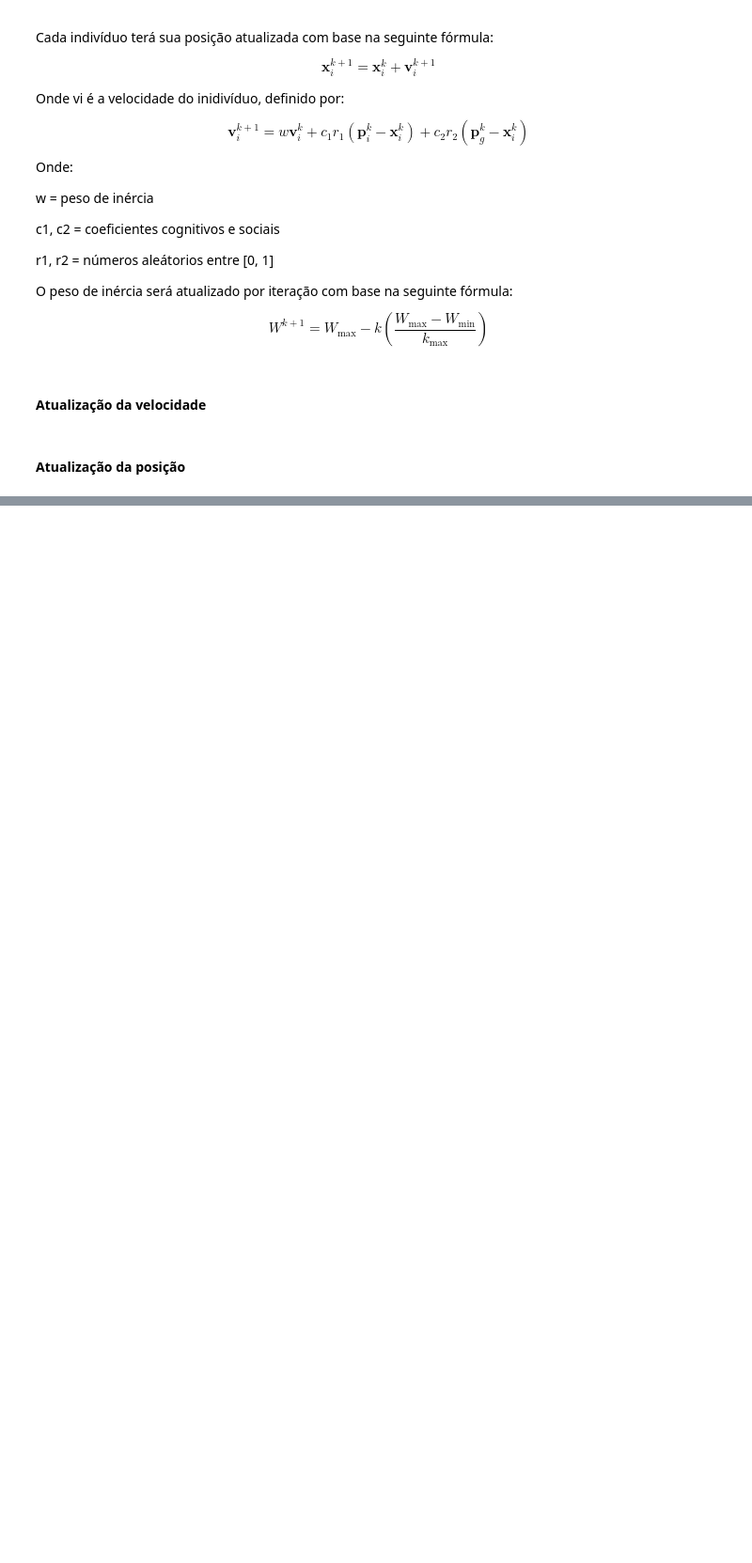
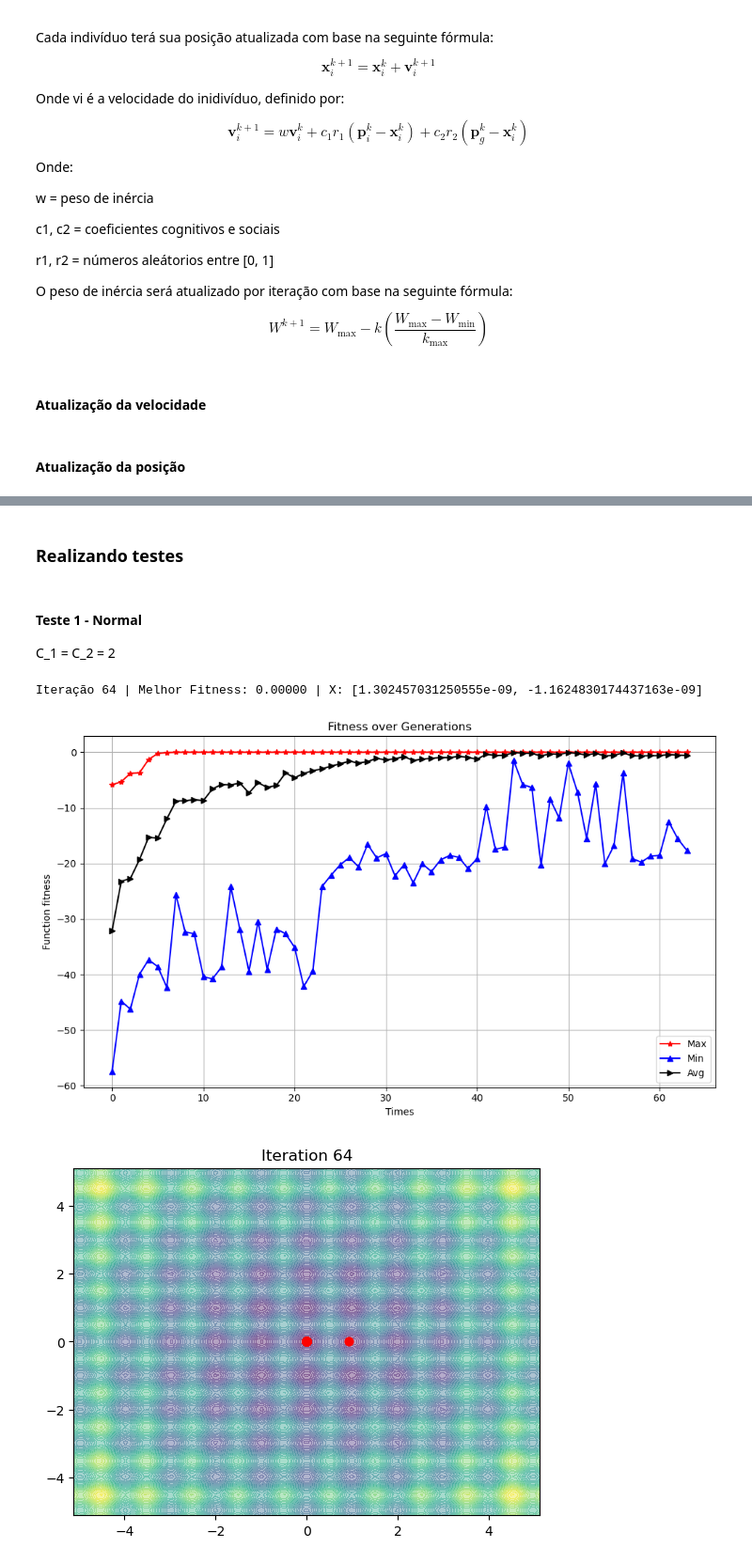
Before and after one commit to Francis1408/Particle_Swarm_Optimization-PSO-, a Jupyter notebook: Rastrigin_Function.ipynb, the cells around one changed output, grey strips where cells are left out. Shown at 94% size. Drawn from its saved outputs; the diff is of its cells as text; code cells hidden in the pictures; blank space fills up the shorter version.

```diff
--- a/Rastrigin_Function.ipynb
+++ b/Rastrigin_Function.ipynb
@@ -218,0 +388,2 @@ def update_individual_position(individual_speed, individual_pos):
+# %% [markdown]
+### Realizando testes
@@ -218,0 +420,51 @@ def update_individual_position(individual_speed, individual_pos):
+# %%
+# Função para gerar animação de convergência do algoritmo
+
+def animate_particles(positions_history, file_name):
+    fig, ax = plt.subplots()
+
+    # Set axis limits (adjust to your problem space)
+    ax.set_xlim(-X_LIMIT, X_LIMIT)
+    ax.set_ylim(-X_LIMIT, X_LIMIT)
+    ax.set_title('PSO Particle Movement')
+
+    # Plot Rastrigin as background (if desired)
+    X = np.linspace(-X_LIMIT, X_LIMIT, 100)
+    Y = np.linspace(-X_LIMIT, X_LIMIT, 100)
+    X, Y = np.meshgrid(X, Y)
+    Z = rastrigin(X, Y)
+    ax.contourf(X, Y, Z, levels=50, cmap='viridis', alpha=0.4)
+
+    # Init scatter plot
+    scatter = ax.scatter([], [], color='red', s=40)
+
+    def update(frame):
+        data = positions_history[frame]
+        scatter.set_offsets(data)
+        ax.set_title(f"Iteration {frame + 1}")
+        return scatter,
+
+    ani = FuncAnimation(fig, update, frames=len(positions_history), interval=200, blit=True)
+
+    # Save the animation as a video
+    writer = FFMpegWriter(fps=5)
+    ani.save(file_name, writer=writer)
+
+    plt.show()
+# %% [markdown]
+#### Teste 1 - Normal
+
+C_1 = C_2 = 2
+# %%
+# Célula para a realização de testes
+coordinates, y, history, best, worst, avg = PSO()
+
+# Plota gráfico
+plotGraph(best, worst, avg)
+
+# Cria animação
+animate_particles(history, "test1.mp4")
+# %% [output]
+Iteração 64 | Melhor Fitness: 0.00000 | X: [1.302457031250555e-09, -1.1624830174437163e-09]
+[figure, added]
+[figure, added]
```
Also changed, not shown: parts of 20 cells of this notebook, 6 other files.
